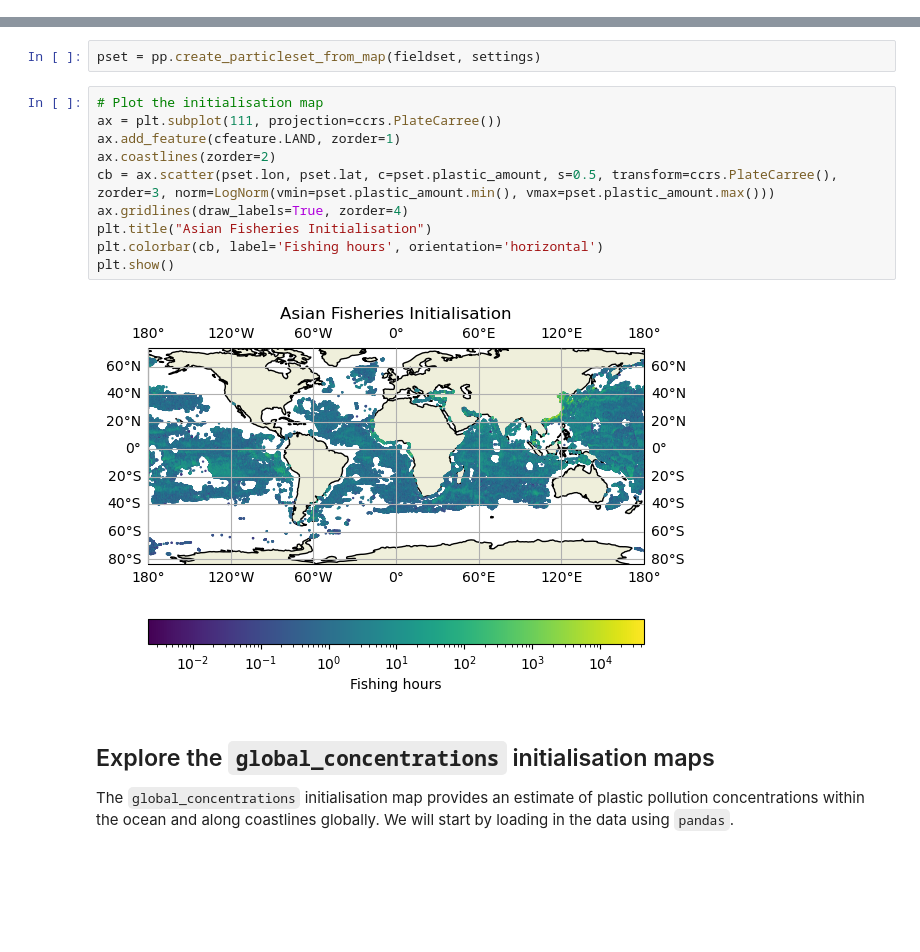
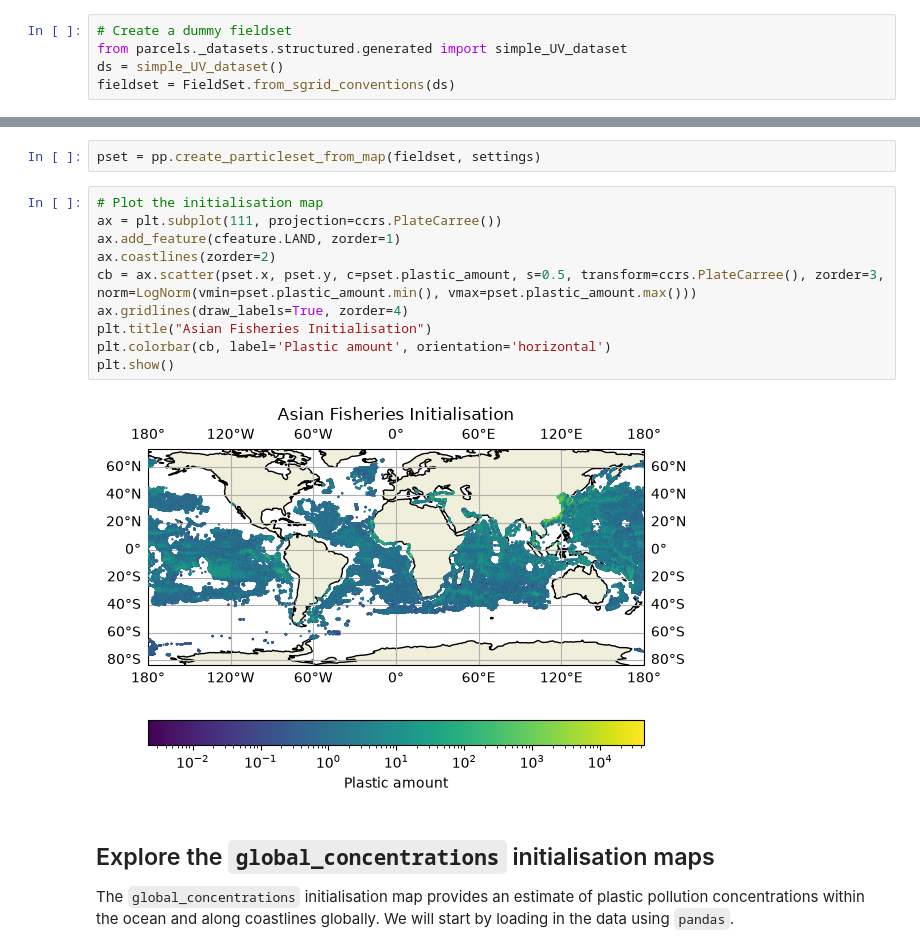
Before and after one commit to Parcels-code/plasticparcels, a Jupyter notebook: docs/examples/example_initialisation_maps.ipynb, the cells around one changed output, grey strips where cells are left out. Drawn from its saved outputs; the diff is of its cells as text; blank space fills up the shorter version.

```diff
--- a/docs/examples/example_initialisation_maps.ipynb
+++ b/docs/examples/example_initialisation_maps.ipynb
@@ -65,3 +45,8 @@ fieldset = generate_dummy_fieldset(10,10)
+# %%
+# Create a dummy fieldset
+from parcels._datasets.structured.generated import simple_UV_dataset
+ds = simple_UV_dataset()
+fieldset = FieldSet.from_sgrid_conventions(ds)
 # %% [markdown]
 ## Explore the `coastal` initialisation map
 The `coastal` initialisation map provides locations of plastic pollution generated from mismanaged plastic waste near coastal populations. We will start by loading in the data using `pandas`.
@@ -259,15 +270,15 @@ pset = pp.create_particleset_from_map(fieldset, settings)
 # %%
 # Plot the initialisation map
 ax = plt.subplot(111, projection=ccrs.PlateCarree())
 ax.add_feature(cfeature.LAND, zorder=1)
 ax.coastlines(zorder=2)
-cb = ax.scatter(pset.lon, pset.lat, c=pset.plastic_amount, s=0.5, transform=ccrs.PlateCarree(), zorder=3, norm=LogNorm(vmin=pset.plastic_amount.min(), vmax=pset.plastic_amount.max()))
+cb = ax.scatter(pset.x, pset.y, c=pset.plastic_amount, s=0.5, transform=ccrs.PlateCarree(), zorder=3, norm=LogNorm(vmin=pset.plastic_amount.min(), vmax=pset.plastic_amount.max()))
 ax.gridlines(draw_labels=True, zorder=4)
 plt.title("Asian Fisheries Initialisation")
-plt.colorbar(cb, label='Fishing hours', orientation='horizontal')
+plt.colorbar(cb, label='Plastic amount', orientation='horizontal')
 plt.show()
 # %% [output]
-[figure, old version]
+[figure, new version]
 # %% [markdown]
 ## Explore the `global_concentrations` initialisation maps
 The `global_concentrations` initialisation map provides an estimate of plastic pollution concentrations within the ocean and along coastlines globally. We will start by loading in the data using `pandas`.
```
Also changed, not shown: parts of 10 cells of this notebook.
